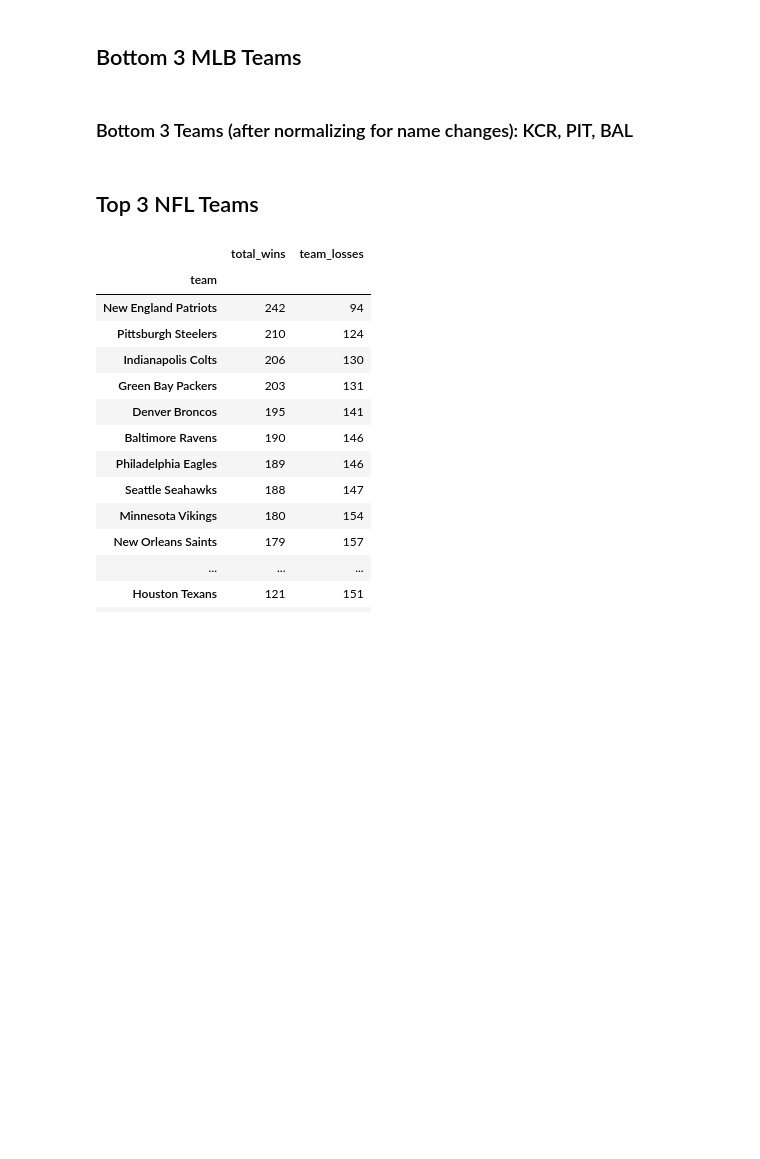
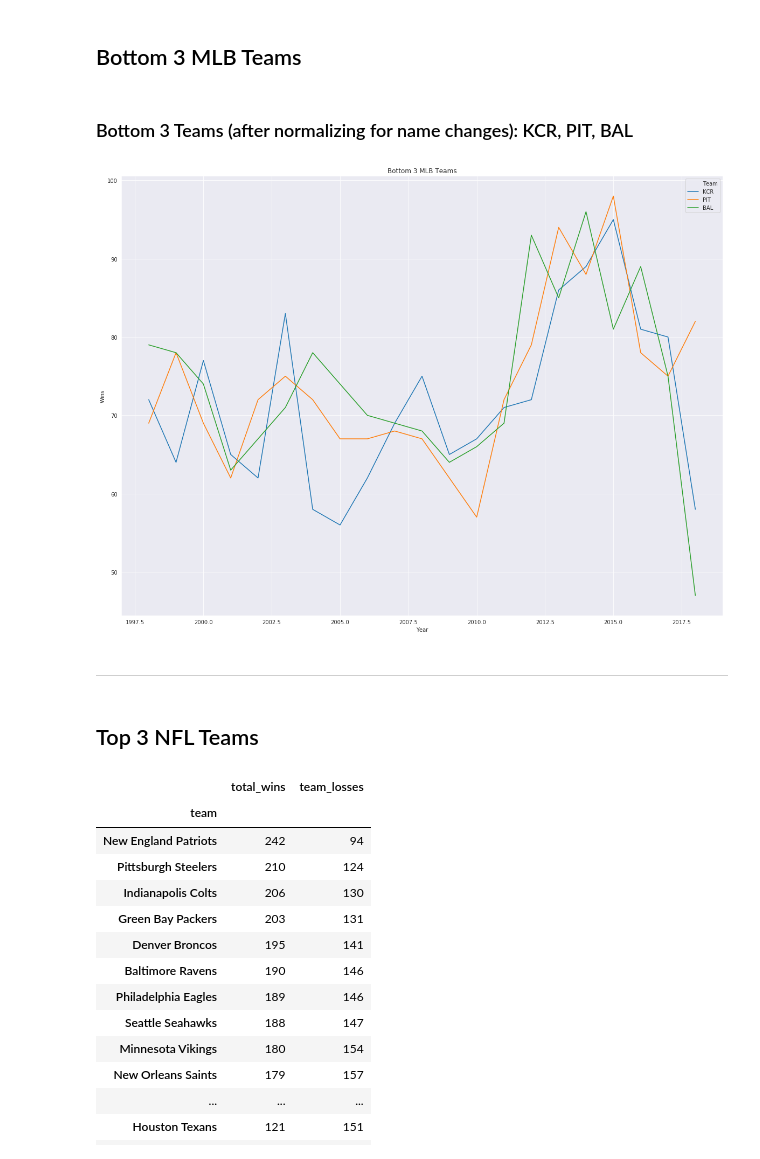
Before and after one commit to Git-hSin/TeamPerformanceCommImpact, a Jupyter notebook: tim_sports/tim_sports.ipynb, the cells around one changed output. Saved outputs shown, nothing was run; the diff lists cells and outputs as text; code cells hidden in the pictures; blank space fills up the shorter version.

```diff
--- a/tim_sports/tim_sports.ipynb
+++ b/tim_sports/tim_sports.ipynb
@@ -182,6 +238,27 @@ np.median(mlb_team_total_win)
 ## Bottom 3 MLB Teams
 # %% [markdown]
 ### Bottom 3 Teams (after normalizing for name changes): KCR, PIT, BAL
+# %%
+#Bottom 3 VIsualization:
+
+#Create DF for each of bottom top 3 teams
+kcr_df = mlb_teams_df[mlb_teams_df.Team == "KCR"]
+pit_df = mlb_teams_df[mlb_teams_df.Team == "PIT"]
+bal_df = mlb_teams_df[mlb_teams_df.Team == "BAL"]
+#Append the DF's
+mlb_bottom_1 = kcr_df.append(pit_df)
+mlb_bottom_3_mlb_teams = mlb_bottom_1.append(bal_df, ignore_index=False)
+# %%
+#Plot
+bottom_3_mlb_teams_plot = sns.lineplot(data= mlb_bottom_3_mlb_teams, x = mlb_bottom_3_mlb_teams["Year"],\
+                                  y = mlb_bottom_3_mlb_teams["Wins"], \
+                                  hue = mlb_bottom_3_mlb_teams["Team"])
+plt.title("Bottom 3 MLB Teams")
+plt.show()
+# %% [output]
+[figure, added]
+# %% [markdown]
+---
 # %% [markdown]
 ##  Top 3 NFL Teams
 # %%
```
Also changed, not shown: parts of 16 cells of this notebook.
